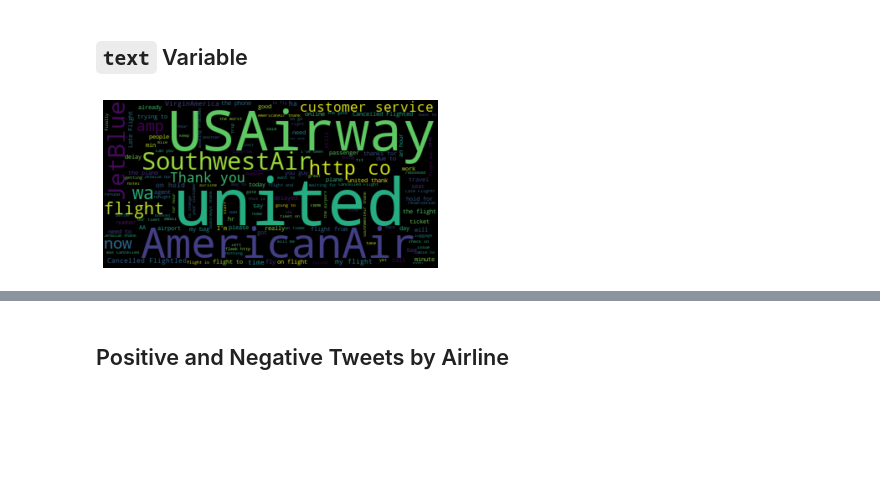
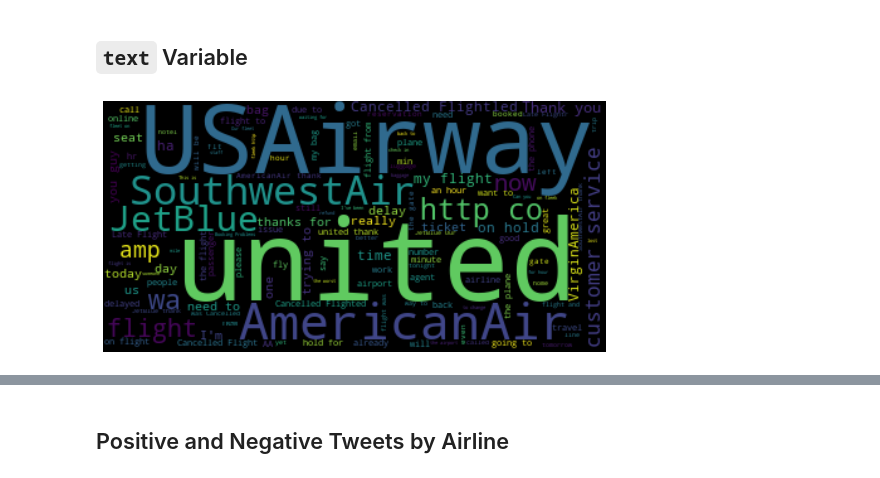
Before and after one commit to mingzhouzhu22/PSTAT135_FinalProject, a Jupyter notebook: DataExploration.ipynb, the cells around one changed output, grey strips where cells are left out. Drawn from its saved outputs; the diff is of its cells as text; code cells hidden in the pictures; blank space fills up the shorter version.

```diff
--- a/DataExploration.ipynb
+++ b/DataExploration.ipynb
@@ -175,16 +246,16 @@ plt.show()
 # %%
 # create an RDD of the tweets
 tweets_lst = train_tweets.select('text').rdd.flatMap(lambda row:row).collect()
 # create a string of all of the tweets
 tweets = ''
 for tweet in tweets_lst:
     tweets += tweet
 # create a word cloud
 wordcloud = WordCloud().generate(tweets)
-plt.figure()
+plt.figure(figsize=(9,7))
 plt.imshow(wordcloud, interpolation="bilinear")
 plt.axis("off")
 plt.margins(x=0, y=0)
 plt.show()
 # %% [output]
-[figure, old version]
+[figure, new version]
```
Also changed, not shown: parts of 47 cells of this notebook, 3 other files.
